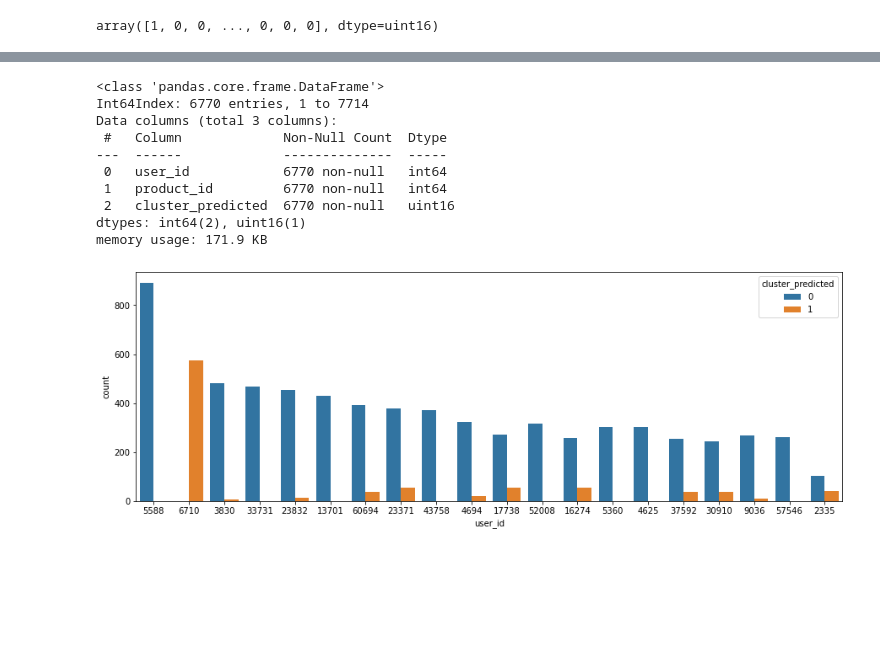
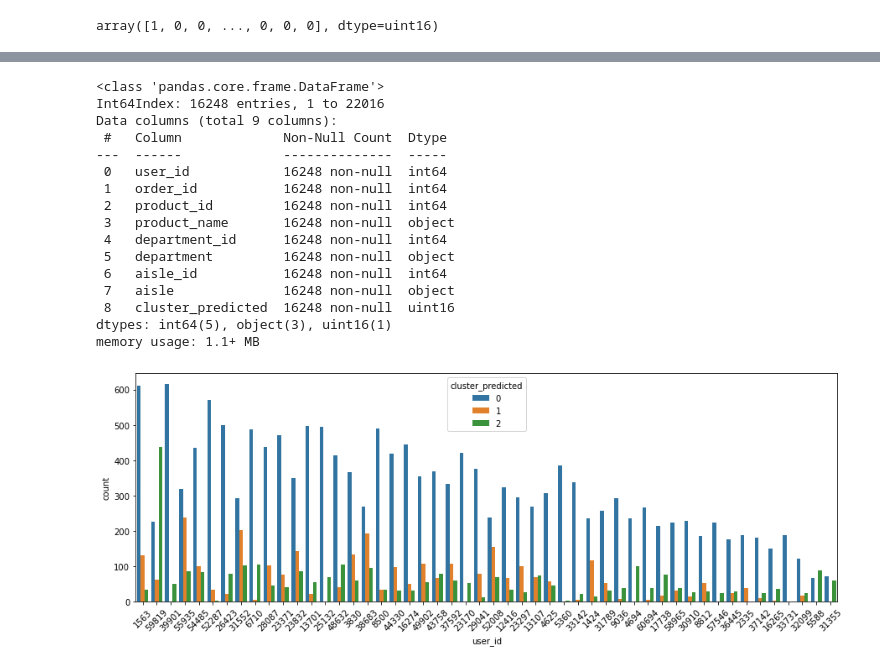
Before and after one commit to CodingComrades/final-project, a Jupyter notebook: ML_clustering.ipynb, the cells around one changed output, grey strips where cells are left out. Saved outputs shown, nothing was run; the diff lists cells and outputs as text; code cells hidden in the pictures; blank space fills up the shorter version.

Commit message:
update clustering code

```diff
--- a/ML_clustering.ipynb
+++ b/ML_clustering.ipynb
@@ -127,7 +122,7 @@ array([0, 0, 0, ..., 0, 0, 0], dtype=uint16)
 cost = []
 for num_clusters in list(range(1,5)):
     kmode = KModes(n_clusters=num_clusters, init = "Cao", n_init = 1, verbose=1)
-    kmode.fit_predict(filtered_data)
+    kmode.fit_predict(data)
     cost.append(kmode.cost_)
 # %% [output]
 Init: initializing centroids
@@ -155,7 +151,7 @@ plt.plot(y,cost)
 # %%
 # Choosing K=2
-km_cao = KModes(n_clusters=2, init = "Cao", n_init = 1, verbose=1)
-fitClusters_cao = km_cao.fit_predict(filtered_data)
+km_cao = KModes(n_clusters=3, init = "Cao", n_init = 1, verbose=1)
+fitClusters_cao = km_cao.fit_predict(data)
 # %% [output]
 Init: initializing centroids
 Init: initializing clusters
@@ -164,10 +161,10 @@ Run 1, iteration: 1/100, moves: 0, cost: 13278.0
 # %%
 # Combining the predicted clusters with the original DF.
-filtered_data = filtered_data_copy.reset_index()
+data = data_copy.reset_index()
 # %%
 clustersDf = pd.DataFrame(fitClusters_cao)
 clustersDf.columns = ['cluster_predicted']
-combinedDf = pd.concat([filtered_data, clustersDf], axis = 1).reset_index()
+combinedDf = pd.concat([data, clustersDf], axis = 1).reset_index()
 combinedDf = combinedDf.drop(['index', 'level_0'], axis = 1)
 combinedDf.head()
 # %% [output]
@@ -181,26 +178,34 @@ combinedDf.head()
 # Cluster Identification
 cluster_0 = combinedDf[combinedDf['cluster_predicted'] == 0]
 cluster_1 = combinedDf[combinedDf['cluster_predicted'] == 1]
+cluster_2 = combinedDf[combinedDf['cluster_predicted'] == 2]
 cluster_0.info()
 # %% [output]
 <class 'pandas.core.frame.DataFrame'>
-Int64Index: 6770 entries, 1 to 7714
-Data columns (total 3 columns):
+Int64Index: 16248 entries, 1 to 22016
+Data columns (total 9 columns):
  #   Column             Non-Null Count  Dtype
 ---  ------             --------------  -----
- 0   user_id            6770 non-null   int64
- 1   product_id         6770 non-null   int64
- 2   cluster_predicted  6770 non-null   uint16
-dtypes: int64(2), uint16(1)
-memory usage: 171.9 KB
+ 0   user_id            16248 non-null  int64
+ 1   order_id           16248 non-null  int64
+ 2   product_id         16248 non-null  int64
+ 3   product_name       16248 non-null  object
+ 4   department_id      16248 non-null  int64
+ 5   department         16248 non-null  object
+ 6   aisle_id           16248 non-null  int64
+ 7   aisle              16248 non-null  object
+ 8   cluster_predicted  16248 non-null  uint16
+dtypes: int64(5), object(3), uint16(1)
+memory usage: 1.1+ MB
 # %%
 import seaborn as sns
 
 plt.subplots(figsize = (15,5))
 sns.countplot(x=combinedDf['user_id'],order=combinedDf['user_id'].value_counts().index,hue=combinedDf['cluster_predicted'])
+plt.xticks(rotation = 45)
 plt.show()
 # %% [output]
-[figure, old version]
+[figure, new version]
 # %%
 plt.subplots(figsize = (15,5))
 sns.countplot(x=combinedDf['product_id'],order=combinedDf['product_id'].value_counts().index,hue=combinedDf['cluster_predicted'])
```
Also changed, not shown: parts of 12 cells of this notebook, 2 other files.
